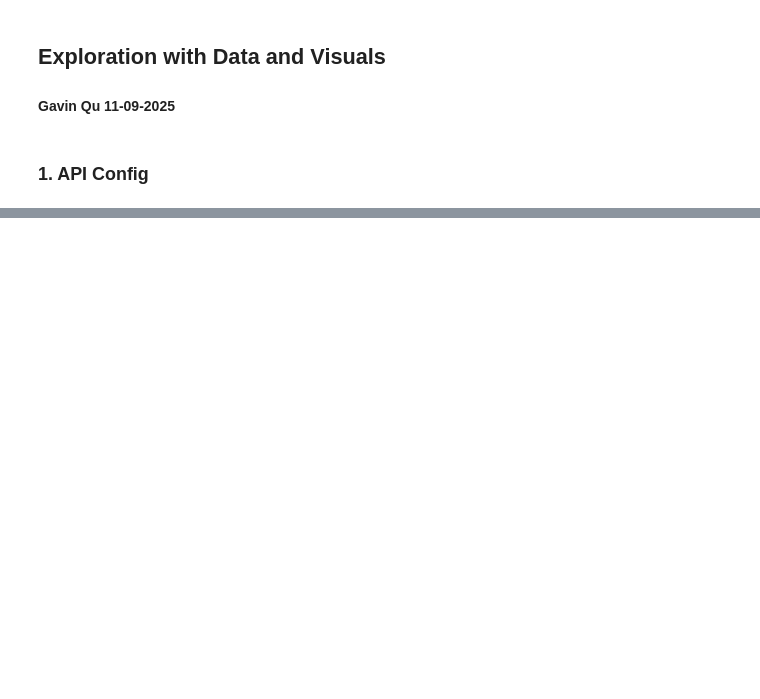
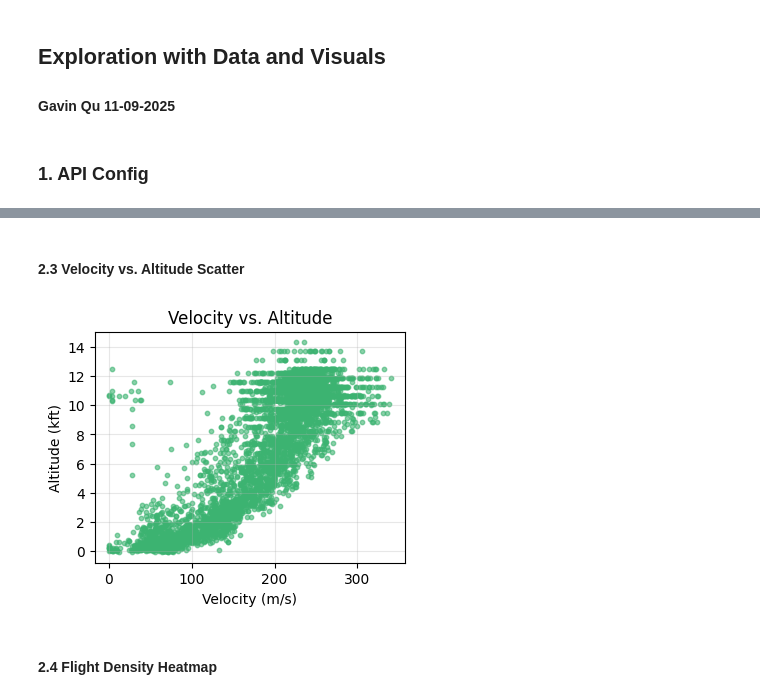
Before and after one commit to GJQu/aviation-entropy-project, a Jupyter notebook: notebooks/eda.ipynb, the cells around one changed output, grey strips where cells are left out. Cells and saved outputs as stored; diff of their text form; code cells hidden in the pictures; blank space fills up the shorter version.

```diff
--- a/notebooks/eda.ipynb
+++ b/notebooks/eda.ipynb
@@ -46,0 +95,14 @@ gdf.head()
+# %% [markdown]
+#### 2.3 Velocity vs. Altitude Scatter
+# %%
+plt.figure(figsize=(4,3))
+plt.scatter(gdf["velocity"], gdf["baroaltitude"]/1000, s=10, alpha=0.6, color="mediumseagreen")
+plt.xlabel("Velocity (m/s)")
+plt.ylabel("Altitude (kft)")
+plt.title("Velocity vs. Altitude")
+plt.grid(True, alpha=0.3)
+plt.show()
+# %% [output]
+[figure, added]
+# %% [markdown]
+#### 2.4 Flight Density Heatmap
```
Also changed, not shown: parts of 13 cells of this notebook, 2 other files.
